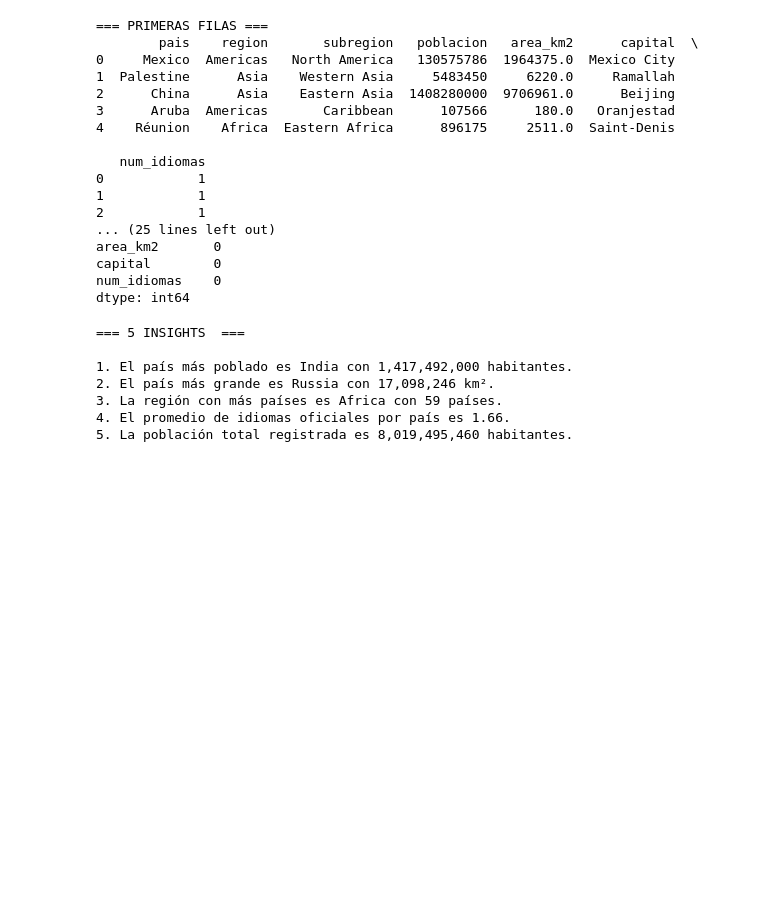
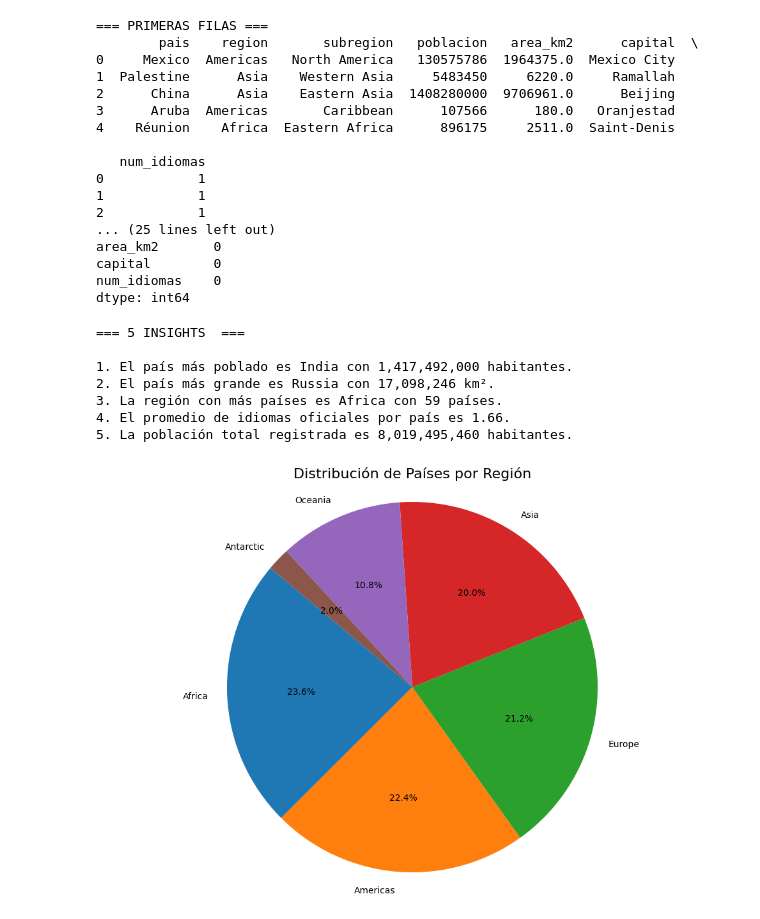
Before and after one commit to yasleidypalacios-ux/bd_taller_final, a Jupyter notebook: analisis.ipynb, the cells around one changed output. Drawn from its saved outputs; the diff is of its cells as text; code cells hidden in the pictures; blank space fills up the shorter version.

Commit message:
agregar gráfico de torta por región

```diff
--- a/analisis.ipynb
+++ b/analisis.ipynb
@@ -133,3 +133,14 @@ print(f"5. La población total registrada es {poblacion_total:,} habitantes.")
 3. La región con más países es Africa con 59 países.
 4. El promedio de idiomas oficiales por país es 1.66.
 5. La población total registrada es 8,019,495,460 habitantes.
+# %%
+# C. Visualización - Gráfico 1: Pie Chart de países por región
+plt.figure(figsize=(10, 7))
+region_counts = df['region'].value_counts()
+plt.pie(region_counts.values, labels=region_counts.index, autopct='%1.1f%%', startangle=140)
+plt.title('Distribución de Países por Región', fontsize=16)
+plt.axis('equal')
+plt.tight_layout()
+plt.show()
+# %% [output]
+[figure, added]
```
